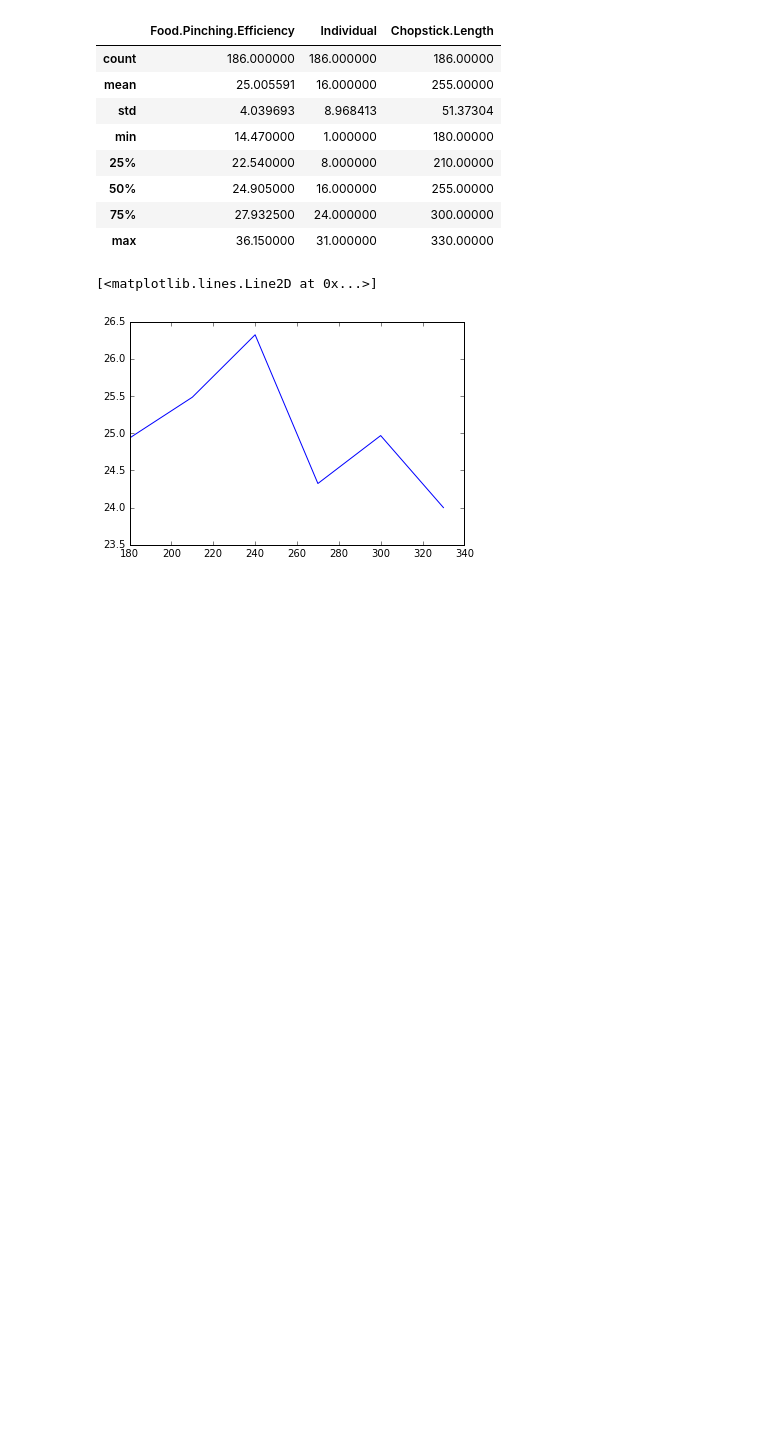
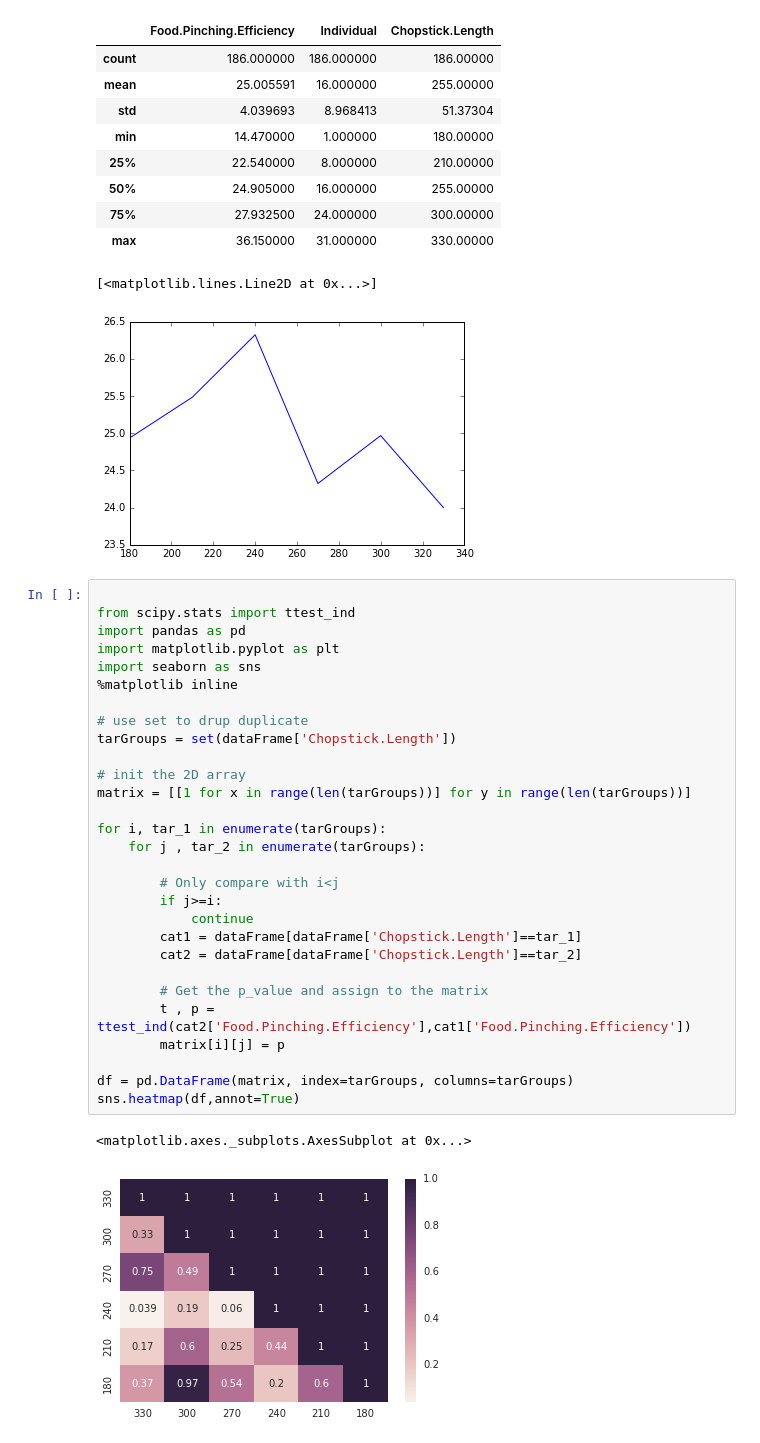
Before and after one commit to KentChun33333/machine-learning, a Jupyter notebook: DataAnalyst/P0/Data_Analyst_ND_Project0.ipynb, the cells around one changed output. Drawn from its saved outputs; the diff is of its cells as text; blank space fills up the shorter version.

```diff
--- a/DataAnalyst/P0/Data_Analyst_ND_Project0.ipynb
+++ b/DataAnalyst/P0/Data_Analyst_ND_Project0.ipynb
@@ -154,3 +154,35 @@ plt.plot(x,y)
 | max | 36.150000 | 31.000000 | 330.00000 |
 [<matplotlib.lines.Line2D at 0x...>]
 [figure]
+# %%
+
+from scipy.stats import ttest_ind
+import pandas as pd
+import matplotlib.pyplot as plt
+import seaborn as sns
+%matplotlib inline
+
+# use set to drup duplicate
+tarGroups = set(dataFrame['Chopstick.Length'])
+
+# init the 2D array
+matrix = [[1 for x in range(len(tarGroups))] for y in range(len(tarGroups))]
+
+for i, tar_1 in enumerate(tarGroups):
+    for j , tar_2 in enumerate(tarGroups):
+
+        # Only compare with i<j
+        if j>=i:
+            continue
+        cat1 = dataFrame[dataFrame['Chopstick.Length']==tar_1]
+        cat2 = dataFrame[dataFrame['Chopstick.Length']==tar_2]
+
+        # Get the p_value and assign to the matrix
+        t , p = ttest_ind(cat2['Food.Pinching.Efficiency'],cat1['Food.Pinching.Efficiency'])
+        matrix[i][j] = p
+
+df = pd.DataFrame(matrix, index=tarGroups, columns=tarGroups)
+sns.heatmap(df,annot=True)
+# %% [output]
+<matplotlib.axes._subplots.AxesSubplot at 0x...>
+[figure, added]
```
Also changed, not shown: 7 other files.
